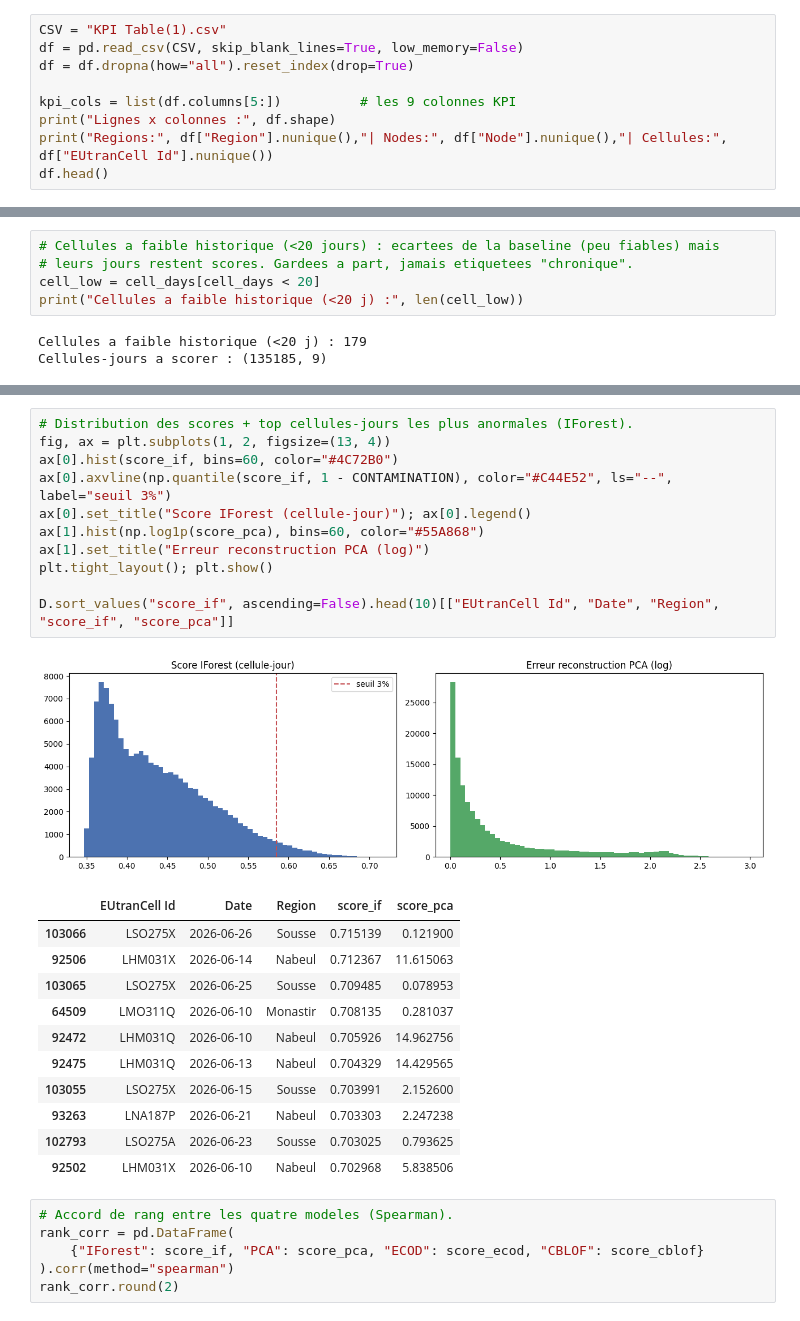
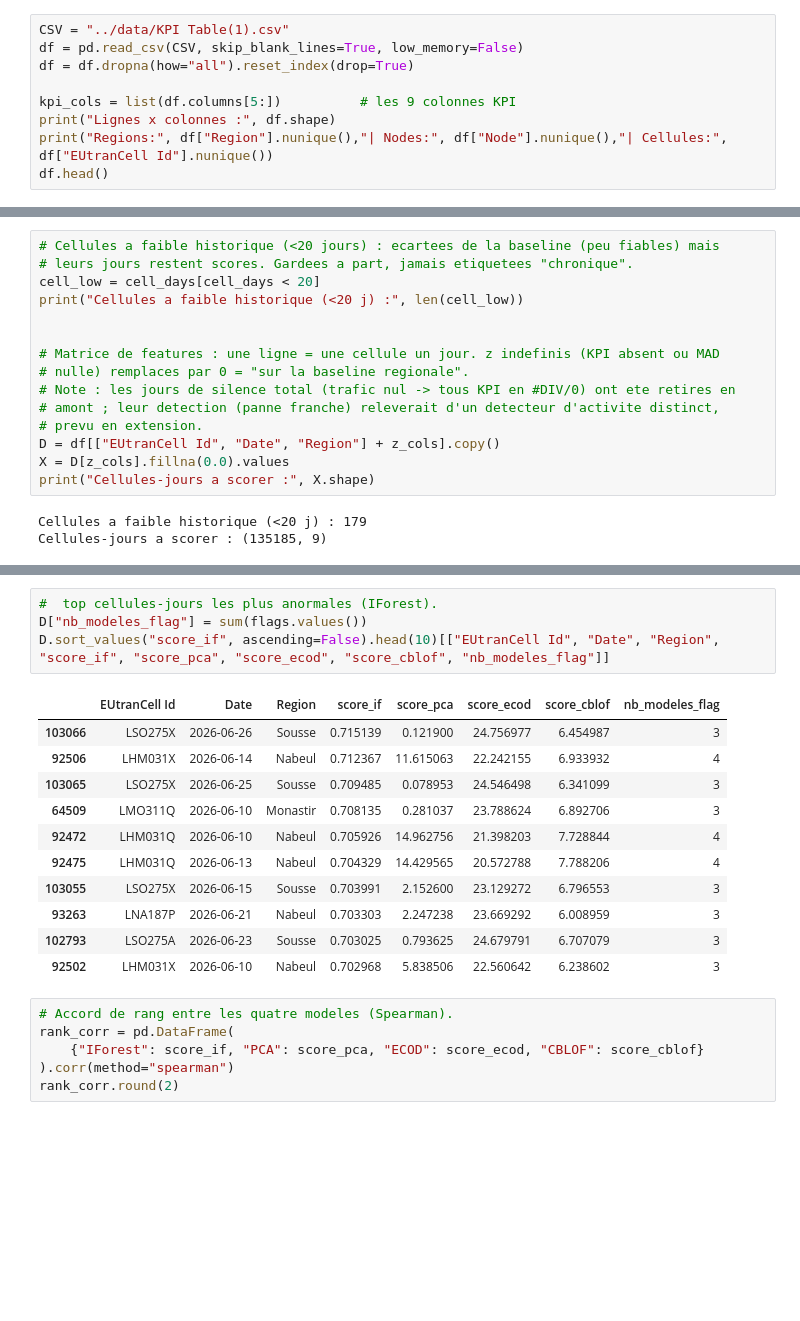
Before and after one commit to Nour-Ben-Hadid/RAN_AIOps_pipeline, a Jupyter notebook: anomalies/RAN_anomalies.ipynb, the cells around one changed output, grey strips where cells are left out. Drawn from its saved outputs; the diff is of its cells as text; blank space fills up the shorter version.

```diff
--- a/anomalies/RAN_anomalies.ipynb
+++ b/anomalies/RAN_anomalies.ipynb
@@ -15,7 +15,7 @@ from scipy.stats import spearmanr
 RANDOM_STATE = 42
 np.random.seed(RANDOM_STATE)
 # %%
-CSV = "KPI Table(1).csv"
+CSV = "../data/KPI Table(1).csv"
 df = pd.read_csv(CSV, skip_blank_lines=True, low_memory=False)
 df = df.dropna(how="all").reset_index(drop=True)
 
@@ -310,6 +297,16 @@ Cellules fiables pour la baseline (>=20 j) : 4466 / 4645
 # leurs jours restent scores. Gardees a part, jamais etiquetees "chronique".
 cell_low = cell_days[cell_days < 20]
 print("Cellules a faible historique (<20 j) :", len(cell_low))
+
+
+# Matrice de features : une ligne = une cellule un jour. z indefinis (KPI absent ou MAD
+# nulle) remplaces par 0 = "sur la baseline regionale".
+# Note : les jours de silence total (trafic nul -> tous KPI en #DIV/0) ont ete retires en
+# amont ; leur detection (panne franche) releverait d'un detecteur d'activite distinct,
+# prevu en extension.
+D = df[["EUtranCell Id", "Date", "Region"] + z_cols].copy()
+X = D[z_cols].fillna(0.0).values
+print("Cellules-jours a scorer :", X.shape)
 # %% [output]
 Cellules a faible historique (<20 j) : 179
 Cellules-jours a scorer : (135185, 9)
@@ -351,27 +348,19 @@ Cellules-jours flaguees par les 4 modeles : 98
 # %%
-# Distribution des scores + top cellules-jours les plus anormales (IForest).
-fig, ax = plt.subplots(1, 2, figsize=(13, 4))
-ax[0].hist(score_if, bins=60, color="#4C72B0")
-ax[0].axvline(np.quantile(score_if, 1 - CONTAMINATION), color="#C44E52", ls="--", label="seuil 3%")
-ax[0].set_title("Score IForest (cellule-jour)"); ax[0].legend()
-ax[1].hist(np.log1p(score_pca), bins=60, color="#55A868")
-ax[1].set_title("Erreur reconstruction PCA (log)")
-plt.tight_layout(); plt.show()
-
-D.sort_values("score_if", ascending=False).head(10)[["EUtranCell Id", "Date", "Region", "score_if", "score_pca"]]
+#  top cellules-jours les plus anormales (IForest).
+D["nb_modeles_flag"] = sum(flags.values())
+D.sort_values("score_if", ascending=False).head(10)[["EUtranCell Id", "Date", "Region", "score_if", "score_pca", "score_ecod", "score_cblof", "nb_modeles_flag"]]
 # %% [output]
-[figure, removed]
-|  | EUtranCell Id | Date | Region | score_if | score_pca |
-| 103066 | LSO275X | 2026-06-26 | Sousse | 0.715139 | 0.121900 |
-| 92506 | LHM031X | 2026-06-14 | Nabeul | 0.712367 | 11.615063 |
-| 103065 | LSO275X | 2026-06-25 | Sousse | 0.709485 | 0.078953 |
-| 64509 | LMO311Q | 2026-06-10 | Monastir | 0.708135 | 0.281037 |
-| 92472 | LHM031Q | 2026-06-10 | Nabeul | 0.705926 | 14.962756 |
-| 92475 | LHM031Q | 2026-06-13 | Nabeul | 0.704329 | 14.429565 |
-| 103055 | LSO275X | 2026-06-15 | Sousse | 0.703991 | 2.152600 |
-| 93263 | LNA187P | 2026-06-21 | Nabeul | 0.703303 | 2.247238 |
-| 102793 | LSO275A | 2026-06-23 | Sousse | 0.703025 | 0.793625 |
-| 92502 | LHM031X | 2026-06-10 | Nabeul | 0.702968 | 5.838506 |
+|  | EUtranCell Id | Date | Region | score_if | score_pca | score_ecod | score_cblof | nb_modeles_flag |
+| 103066 | LSO275X | 2026-06-26 | Sousse | 0.715139 | 0.121900 | 24.756977 | 6.454987 | 3 |
+| 92506 | LHM031X | 2026-06-14 | Nabeul | 0.712367 | 11.615063 | 22.242155 | 6.933932 | 4 |
+| 103065 | LSO275X | 2026-06-25 | Sousse | 0.709485 | 0.078953 | 24.546498 | 6.341099 | 3 |
+| 64509 | LMO311Q | 2026-06-10 | Monastir | 0.708135 | 0.281037 | 23.788624 | 6.892706 | 3 |
+| 92472 | LHM031Q | 2026-06-10 | Nabeul | 0.705926 | 14.962756 | 21.398203 | 7.728844 | 4 |
+| 92475 | LHM031Q | 2026-06-13 | Nabeul | 0.704329 | 14.429565 | 20.572788 | 7.788206 | 4 |
+| 103055 | LSO275X | 2026-06-15 | Sousse | 0.703991 | 2.152600 | 23.129272 | 6.796553 | 3 |
+| 93263 | LNA187P | 2026-06-21 | Nabeul | 0.703303 | 2.247238 | 23.669292 | 6.008959 | 3 |
+| 102793 | LSO275A | 2026-06-23 | Sousse | 0.703025 | 0.793625 | 24.679791 | 6.707079 | 3 |
+| 92502 | LHM031X | 2026-06-10 | Nabeul | 0.702968 | 5.838506 | 22.560642 | 6.238602 | 3 |
 # %%
 # Accord de rang entre les quatre modeles (Spearman).
 rank_corr = pd.DataFrame(
```
Also changed, not shown: parts of 13 cells of this notebook.
